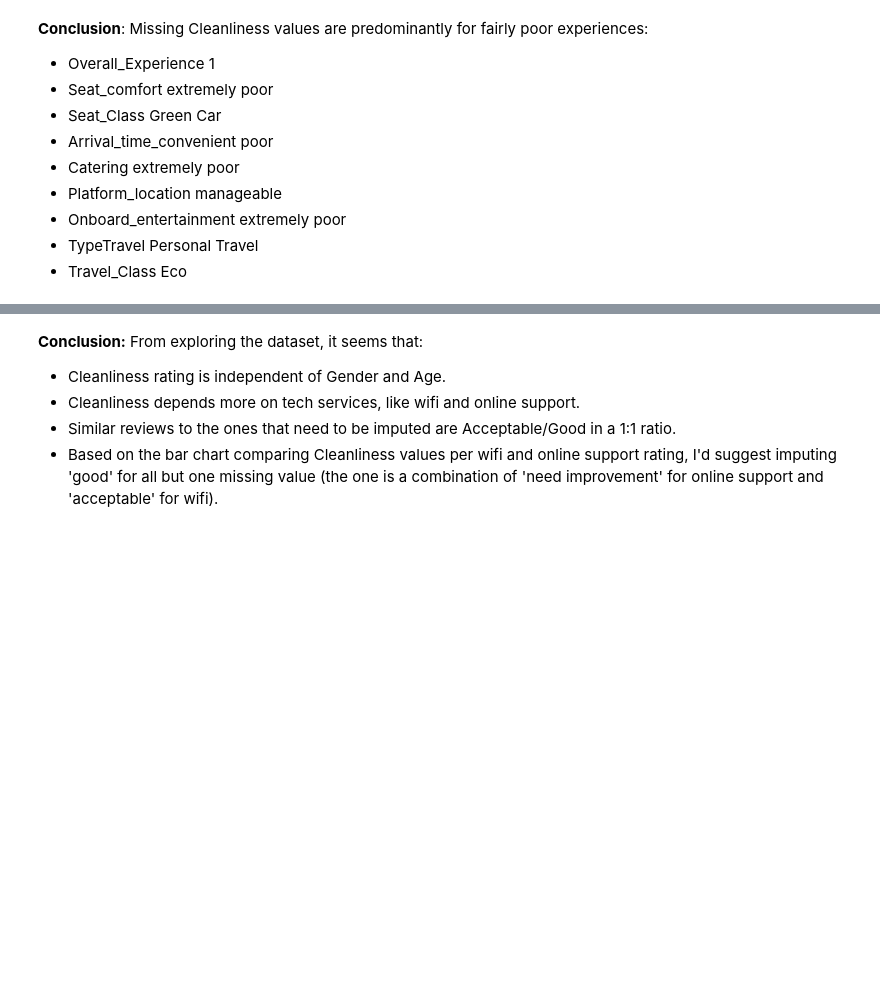
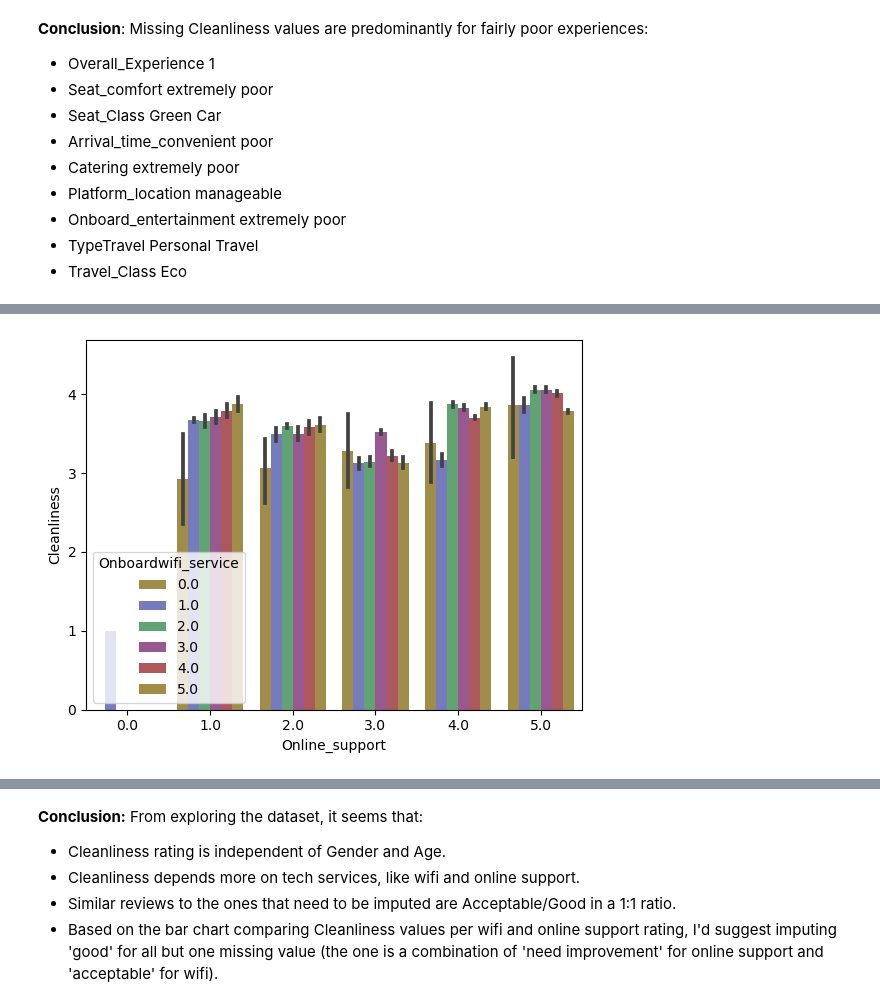
Before and after one commit to rctruta/shinkanzen_travel_experience_hackathon, a Jupyter notebook: eda.ipynb, the cells around one changed output, grey strips where cells are left out. Cells and saved outputs as stored; diff of their text form; code cells hidden in the pictures; blank space fills up the shorter version.

```diff
--- a/eda.ipynb
+++ b/eda.ipynb
@@ -144,6 +469,8 @@ similar_cleanliness.dropna(subset=['Cleanliness'])[['Online_support', 'Onboardwi
 # %%
 tech_cleanliness = transformed_df[['Online_support', 'Onboardwifi_service', 'Cleanliness']]
-sns.barplot(data=tech_cleanliness, x='Online_support', y='Cleanliness', hue='Onboardwifi_service')
+sns.barplot(data=tech_cleanliness, x='Online_support', y='Cleanliness', hue='Onboardwifi_service', palette=my_colors)
 plt.show()
+# %% [output]
+[figure, added]
 # %%
 merged_df[merged_df['Cleanliness'].isna()][['Online_support', 'Onboardwifi_service', 'Cleanliness']]
```
Also changed, not shown: parts of 34 cells of this notebook.
